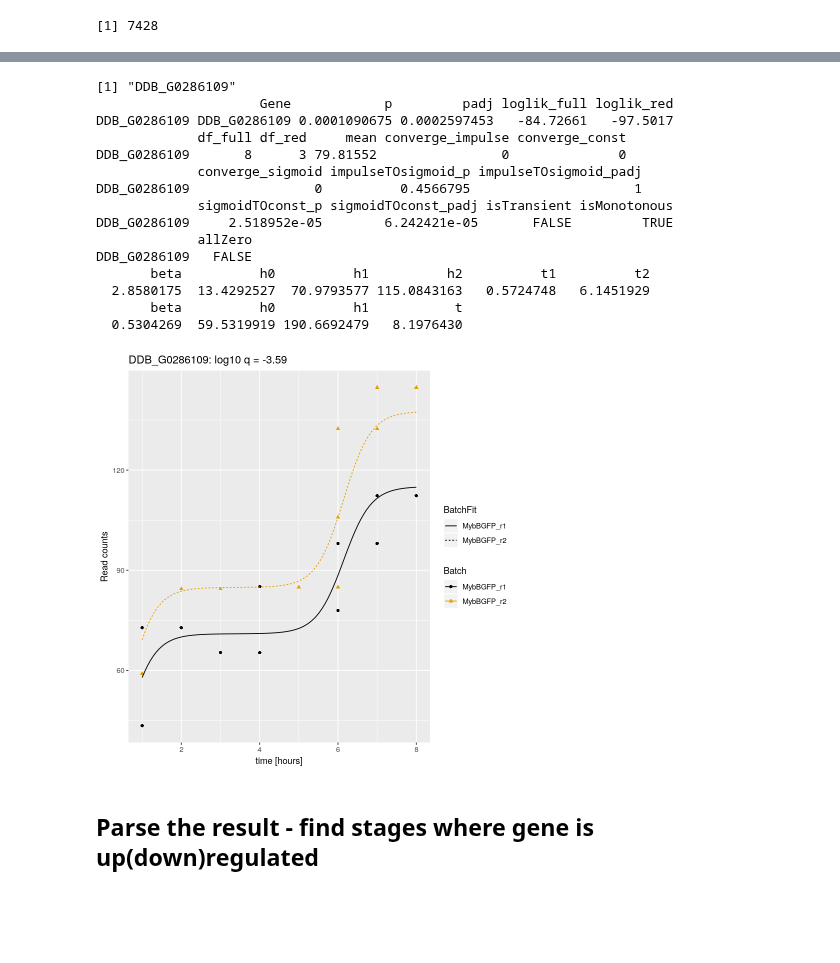
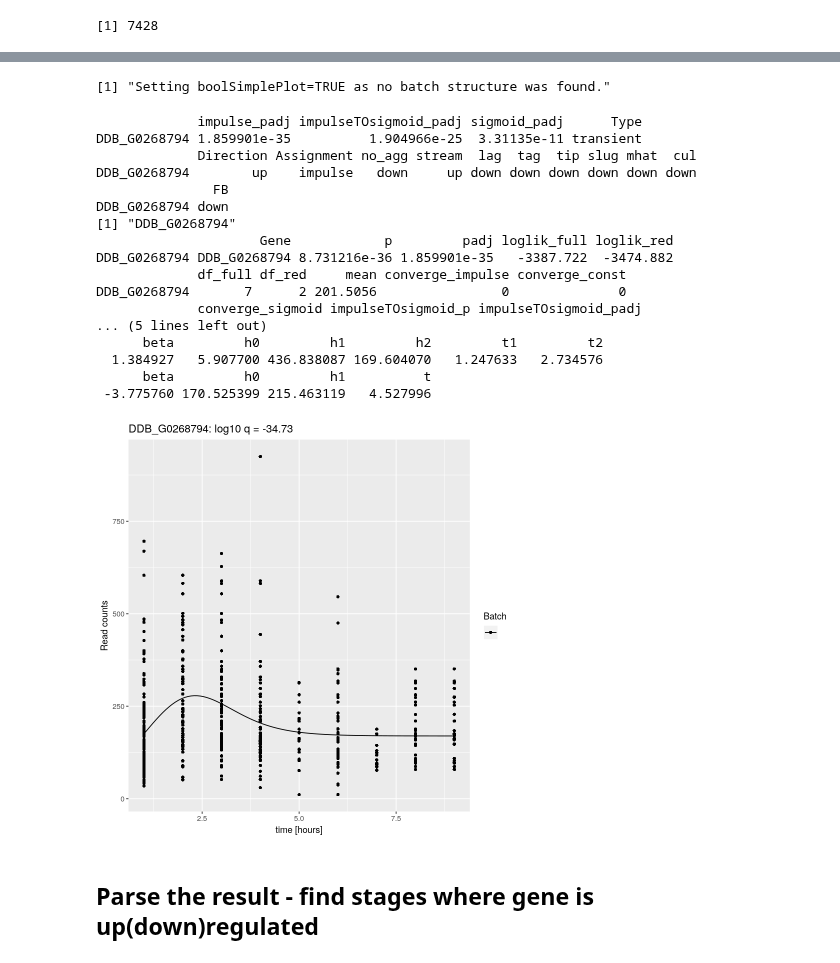
Before and after one commit to biolab/baylor-dicty, a Jupyter notebook: stages_DE/impulse_stages.R.ipynb, the cells around one changed output, grey strips where cells are left out. Drawn from its saved outputs; the diff is of its cells as text; code cells hidden in the pictures; blank space fills up the shorter version.

Commit message:
DE genes in stages vs other samples server workflow

```diff
--- a/stages_DE/impulse_stages.R.ipynb
+++ b/stages_DE/impulse_stages.R.ipynb
@@ -31,11 +37,14 @@ for (row_idx in 1:dim(conditions_annotated)[1]){
 }
 Y<-Y[order(Y$Time),]
 # %%
-objectImpulseDE2 <- runImpulseDE2(matCountData = as.matrix(X), dfAnnotation = Y,boolCaseCtrl = FALSE,vecConfounders = c("Batch"),
+#Do not use replicates/strains as confounders as they do not have same stages ('times')
+objectImpulseDE2 <- runImpulseDE2(matCountData = as.matrix(X), dfAnnotation = Y,boolCaseCtrl = FALSE,
+                                  vecConfounders = c("Batch"),
+                                  #vecConfounders = NULL,
                                   boolIdentifyTransients = TRUE,scaNProc = 20)
 
-saveRDS(object=objectImpulseDE2,file=paste(pathSave,'DEacrossStages.rds',sep=''))
-write.table(PHENOTYPES_X,file=paste(pathSave,'DEacrossStages_phenotypesOrder.rds',sep=''),sep='\t',row.names = FALSE)
+saveRDS(object=objectImpulseDE2,file=paste(pathSave,'DEacrossStages_WT_noyem_batchrep.rds',sep=''))
+write.table(PHENOTYPES_X,file=paste(pathSave,'DEacrossStages_phenotypesOrder_WT_noyem_batchrep.tsv',sep=''),sep='\t',row.names = FALSE)
 # %% [output]
 ImpulseDE2 for count data, v1.10.0
 
@@ -87,6 +106,7 @@ unique(conditions$Strain)[4:length(unique(conditions$Strain))]
 21 Levels: ac3PkaCoe acaA acaAPkaCoe amiB AX4 comH cudA dgcA ecmARm ... tgrC1
 # %%
-for (strain in unique(conditions$Strain)){
+for (strain in unique(conditions$Strain)[17:length(unique(conditions$Strain))]){
+
   conditions_annotated=conditions[rowSums(conditions[, PHENOTYPES_ORDERED])>0 &conditions$Strain==strain, ]
   #Drop phenotypes not annoated in this strain
   phenotypes_count<-colSums(conditions_annotated[, PHENOTYPES_ORDERED])
@@ -116,9 +136,16 @@ for (strain in unique(conditions$Strain)){
       print(strain)
       print(dim(conditions_annotated))
       print(paste(dim(X)[1],dim(X)[2],sum(conditions_annotated[,phenotypes_present])))
-      objectImpulseDE2 <- runImpulseDE2(matCountData = as.matrix(X), dfAnnotation = Y,boolCaseCtrl = FALSE,
+      tryCatch({
+          objectImpulseDE2 <- runImpulseDE2(matCountData = as.matrix(X), dfAnnotation = Y,boolCaseCtrl = FALSE,
                                         vecConfounders = c("Batch"), boolIdentifyTransients = TRUE,scaNProc = 20 )
-      saveRDS(object=objectImpulseDE2,file=paste(pathSave,'strain/',strain,'_DEacrossStages.rds',sep=''))
-      write.table(phenotypes_x,file=paste(pathSave,'strain/',strain,'_DEacrossStages_phenotypesOrder.tsv',sep=''),sep='\t',row.names = FALSE)
-    }
+          saveRDS(object=objectImpulseDE2,file=paste(pathSave,'strain/',strain,'_DEacrossStages.rds',sep=''))
+          write.table(phenotypes_x,file=paste(pathSave,'strain/',strain,'_DEacrossStages_phenotypesOrder.tsv',sep=''),sep='\t',row.names = FALSE)
+
+      }, error=function(cond) {
+          print(paste('Error in strain ',strain,cond))
+      }
+      )
+
+     }
 }
@@ -142,7 +237,9 @@ length(rownames(result))
 # %%
 library(ggplot2)
+# %%
+gene_ids<-rownames(parsed[parsed$Assignment=='impulse' & parsed$Type=='transient',])[1:200]
 # %%
-gene_ids=c('DDB_G0286109')
+#gene_ids=c('DDB_G0289979')
 lsgplotsGenes <- plotGenes(
 vecGeneIDs = gene_ids,
 scaNTopIDs = NULL,
@@ -152,30 +249,35 @@ dirOut = NULL,
 strFileName = NULL,
 vecRefPval = NULL,
 strNameRefMethod = NULL)
+# %% [output]
+[1] "Setting boolSimplePlot=TRUE as no batch structure was found."
 # %%
-i=1
+i=100
+print(parsed[gene_ids[i],])
 print(lsgplotsGenes[[i]])
 print(gene_ids[i])
 print(objectImpulseDE2$dfImpulseDE2Results[gene_ids[i],])
 
 print(objectImpulseDE2@lsModelFits$case[gene_ids[i]][[1]]$lsImpulseFit$vecImpulseParam)
 print(objectImpulseDE2@lsModelFits$case[gene_ids[i]][[1]]$lsSigmoidFit$vecSigmoidParam)
 # %% [output]
-[1] "DDB_G0286109"
+             impulse_padj impulseTOsigmoid_padj sigmoid_padj      Type
+DDB_G0268794 1.859901e-35          1.904966e-25  3.31135e-11 transient
+             Direction Assignment no_agg stream  lag  tag  tip slug mhat  cul
+DDB_G0268794        up    impulse   down     up down down down down down down
+               FB
+DDB_G0268794 down
+[1] "DDB_G0268794"
                      Gene            p         padj loglik_full loglik_red
-DDB_G0286109 DDB_G0286109 0.0001090675 0.0002597453   -84.72661   -97.5017
+DDB_G0268794 DDB_G0268794 8.731216e-36 1.859901e-35   -3387.722  -3474.882
              df_full df_red     mean converge_impulse converge_const
-DDB_G0286109       8      3 79.81552                0              0
+DDB_G0268794       7      2 201.5056                0              0
              converge_sigmoid impulseTOsigmoid_p impulseTOsigmoid_padj
-DDB_G0286109                0          0.4566795                     1
-             sigmoidTOconst_p sigmoidTOconst_padj isTransient isMonotonous
-DDB_G0286109     2.518952e-05        6.242421e-05       FALSE         TRUE
-             allZero
-DDB_G0286109   FALSE
-       beta          h0          h1          h2          t1          t2
-  2.8580175  13.4292527  70.9793577 115.0843163   0.5724748   6.1451929
-       beta          h0          h1           t
-  0.5304269  59.5319919 190.6692479   8.1976430
+... (5 lines left out)
+      beta         h0         h1         h2         t1         t2
+  1.384927   5.907700 436.838087 169.604070   1.247633   2.734576
+      beta         h0         h1          t
+ -3.775760 170.525399 215.463119   4.527996
-[figure, old version]
+[figure, new version]
 # %% [markdown]
 ## Parse the result - find stages where gene is up(down)regulated
```
Also changed, not shown: parts of 16 cells of this notebook, 2 other files.
